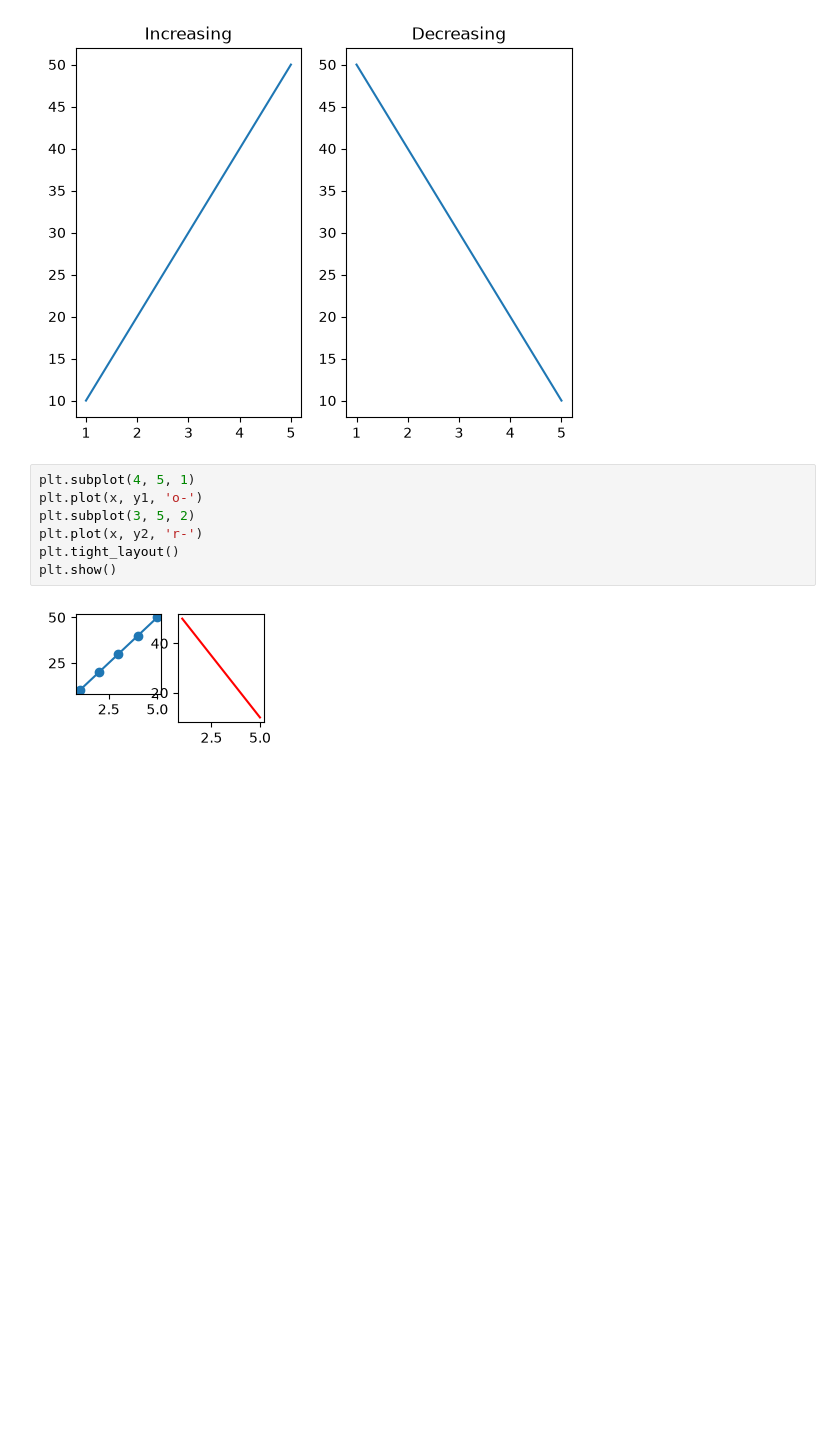
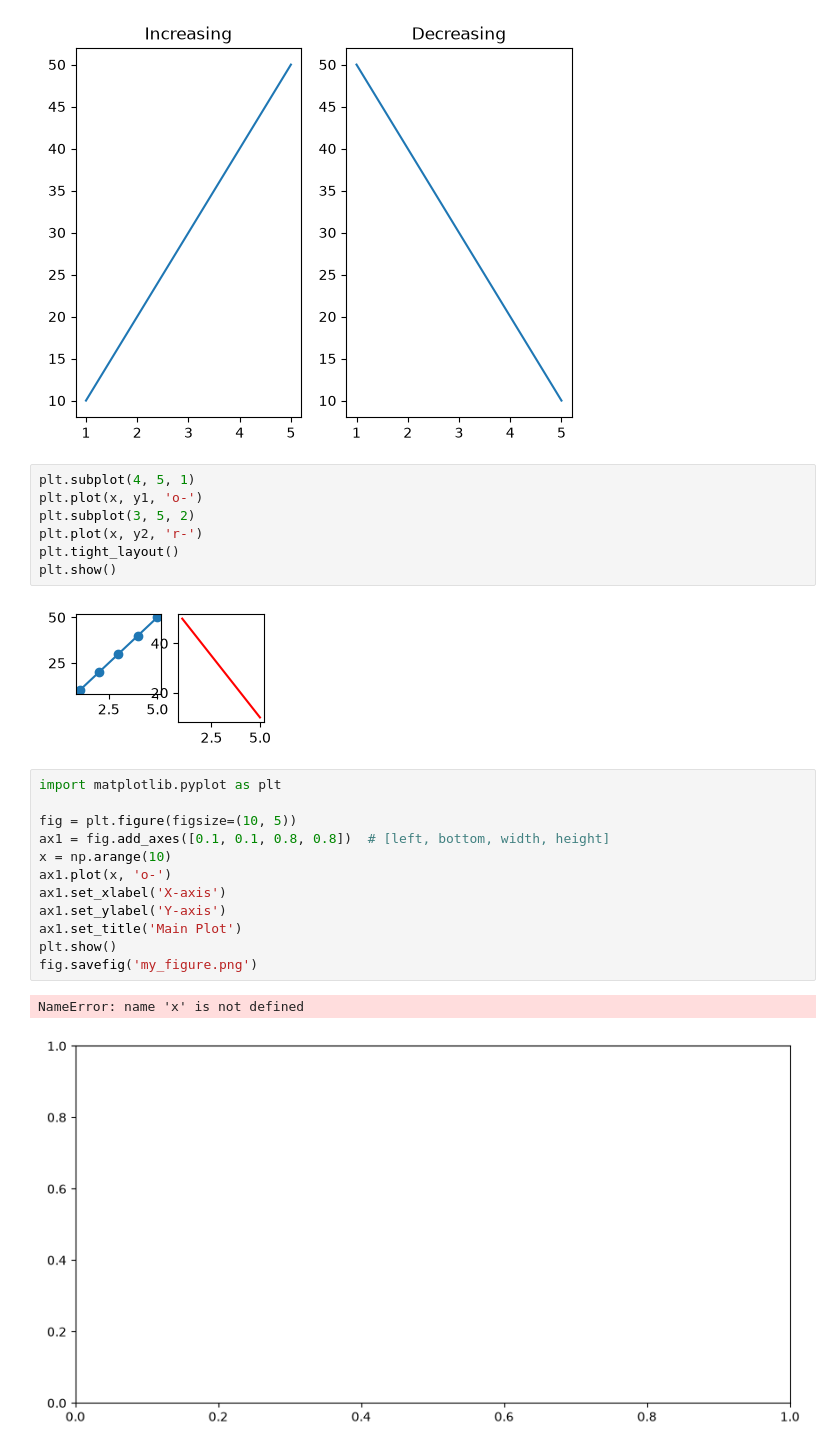
Before and after one commit to NazmullSyntax/data_visulazation, a Jupyter notebook: demo.ipynb, the cells around one changed output. Saved outputs shown, nothing was run; the diff lists cells and outputs as text; blank space fills up the shorter version.

```diff
--- a/demo.ipynb
+++ b/demo.ipynb
@@ -110,3 +110,18 @@ plt.tight_layout()
 plt.show()
 # %% [output]
 [figure]
+# %%
+import matplotlib.pyplot as plt
+
+fig = plt.figure(figsize=(10, 5))
+ax1 = fig.add_axes([0.1, 0.1, 0.8, 0.8])  # [left, bottom, width, height]
+x = np.arange(10)
+ax1.plot(x, 'o-')
+ax1.set_xlabel('X-axis')
+ax1.set_ylabel('Y-axis')
+ax1.set_title('Main Plot')
+plt.show()
+fig.savefig('my_figure.png')
+# %% [output]
+NameError: name 'x' is not defined
+[figure, added]
```
Also changed, not shown: 1 other file.
